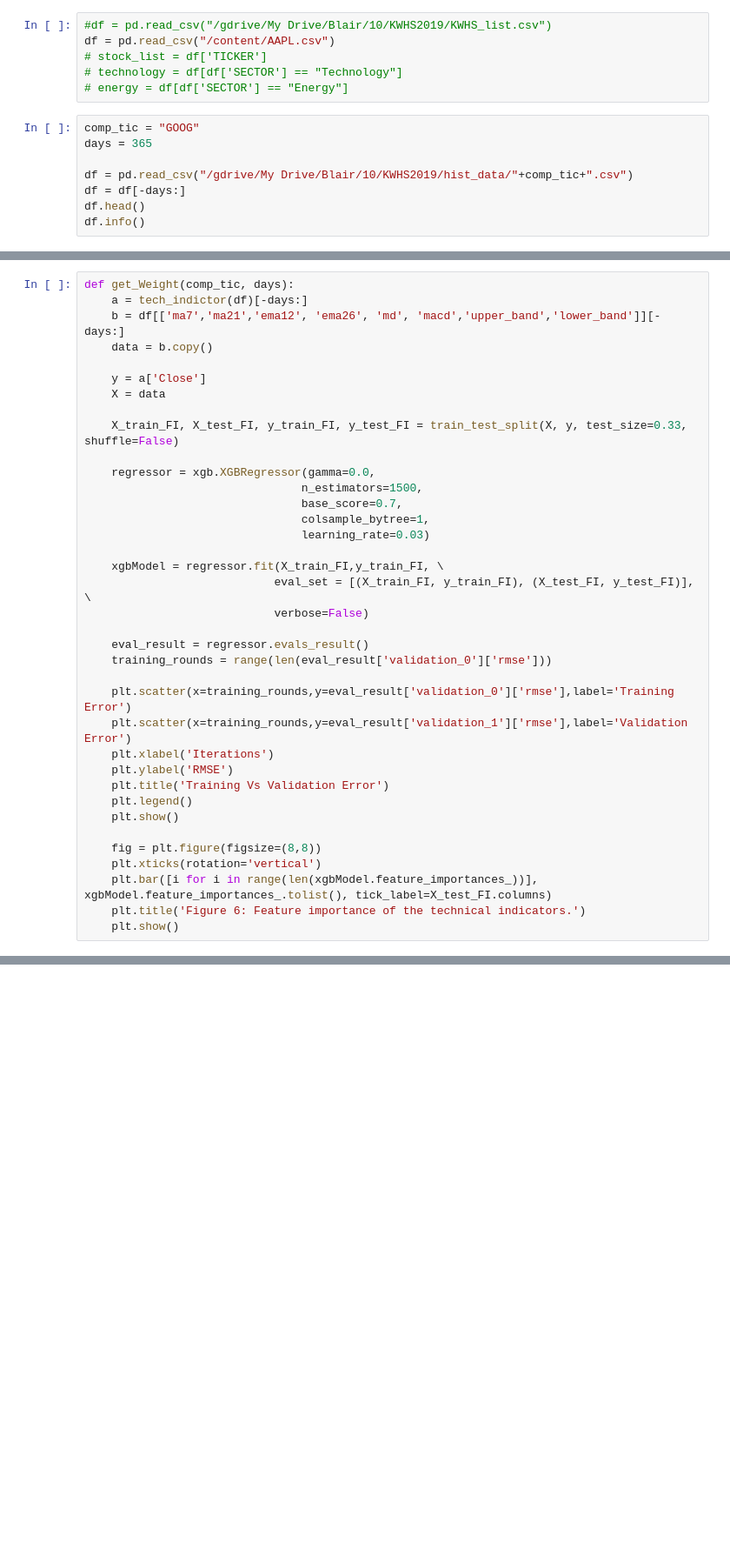
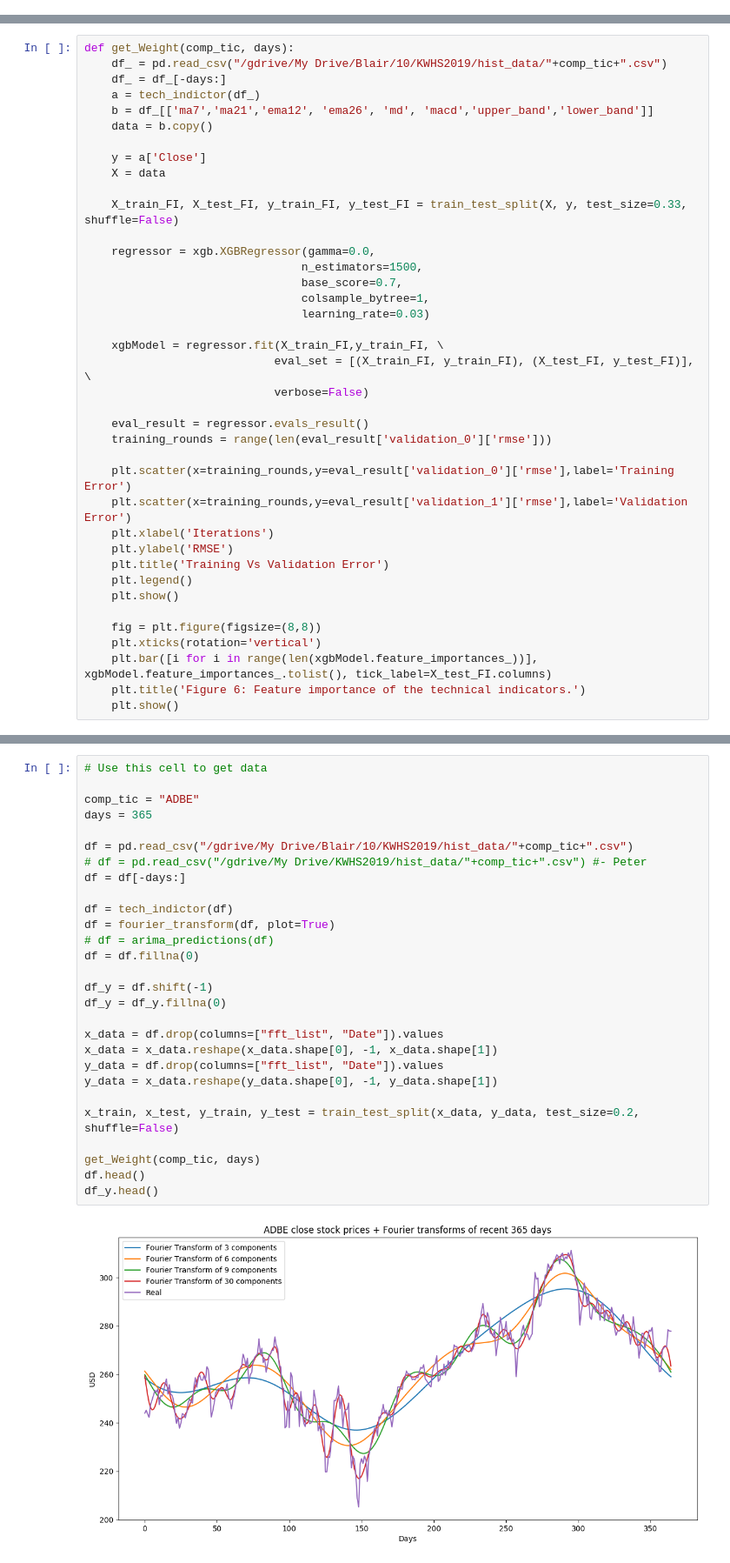
Before and after one commit to Hank-Cui/KWHS2019, a Jupyter notebook: Short_Term_Test.ipynb, the cells around one changed output, grey strips where cells are left out. Shown at 87% size. Cells and saved outputs as stored; diff of their text form; blank space fills up the shorter version.

```diff
--- a/Short_Term_Test.ipynb
+++ b/Short_Term_Test.ipynb
@@ -44,14 +49,0 @@ Mounted at /gdrive
-# %%
-#df = pd.read_csv("/gdrive/My Drive/Blair/10/KWHS2019/KWHS_list.csv")
-df = pd.read_csv("/content/AAPL.csv")
-# stock_list = df['TICKER']
-# technology = df[df['SECTOR'] == "Technology"]
-# energy = df[df['SECTOR'] == "Energy"]
-# %%
-comp_tic = "GOOG"
-days = 365
-
-df = pd.read_csv("/gdrive/My Drive/Blair/10/KWHS2019/hist_data/"+comp_tic+".csv")
-df = df[-days:]
-df.head()
-df.info()
@@ -230,7 +189,9 @@ df.head()
 # %%
 def get_Weight(comp_tic, days):
-    a = tech_indictor(df)[-days:]
-    b = df[['ma7','ma21','ema12', 'ema26', 'md', 'macd','upper_band','lower_band']][-days:]
+    df_ = pd.read_csv("/gdrive/My Drive/Blair/10/KWHS2019/hist_data/"+comp_tic+".csv")
+    df_ = df_[-days:]
+    a = tech_indictor(df_)
+    b = df_[['ma7','ma21','ema12', 'ema26', 'md', 'macd','upper_band','lower_band']]
     data = b.copy()
 
     y = a['Close']
@@ -286,0 +228,30 @@ from tqdm import tqdm
+# %%
+# Use this cell to get data
+
+comp_tic = "ADBE"
+days = 365
+
+df = pd.read_csv("/gdrive/My Drive/Blair/10/KWHS2019/hist_data/"+comp_tic+".csv")
+# df = pd.read_csv("/gdrive/My Drive/KWHS2019/hist_data/"+comp_tic+".csv") #- Peter
+df = df[-days:]
+
+df = tech_indictor(df)
+df = fourier_transform(df, plot=True)
+# df = arima_predictions(df)
+df = df.fillna(0)
+
+df_y = df.shift(-1)
+df_y = df_y.fillna(0)
+
+x_data = df.drop(columns=["fft_list", "Date"]).values
+x_data = x_data.reshape(x_data.shape[0], -1, x_data.shape[1])
+y_data = df.drop(columns=["fft_list", "Date"]).values
+y_data = x_data.reshape(y_data.shape[0], -1, y_data.shape[1])
+
+x_train, x_test, y_train, y_test = train_test_split(x_data, y_data, test_size=0.2, shuffle=False)
+
+get_Weight(comp_tic, days)
+df.head()
+df_y.head()
+# %% [output]
+[figure, added]
```
Also changed, not shown: parts of 26 cells of this notebook.
